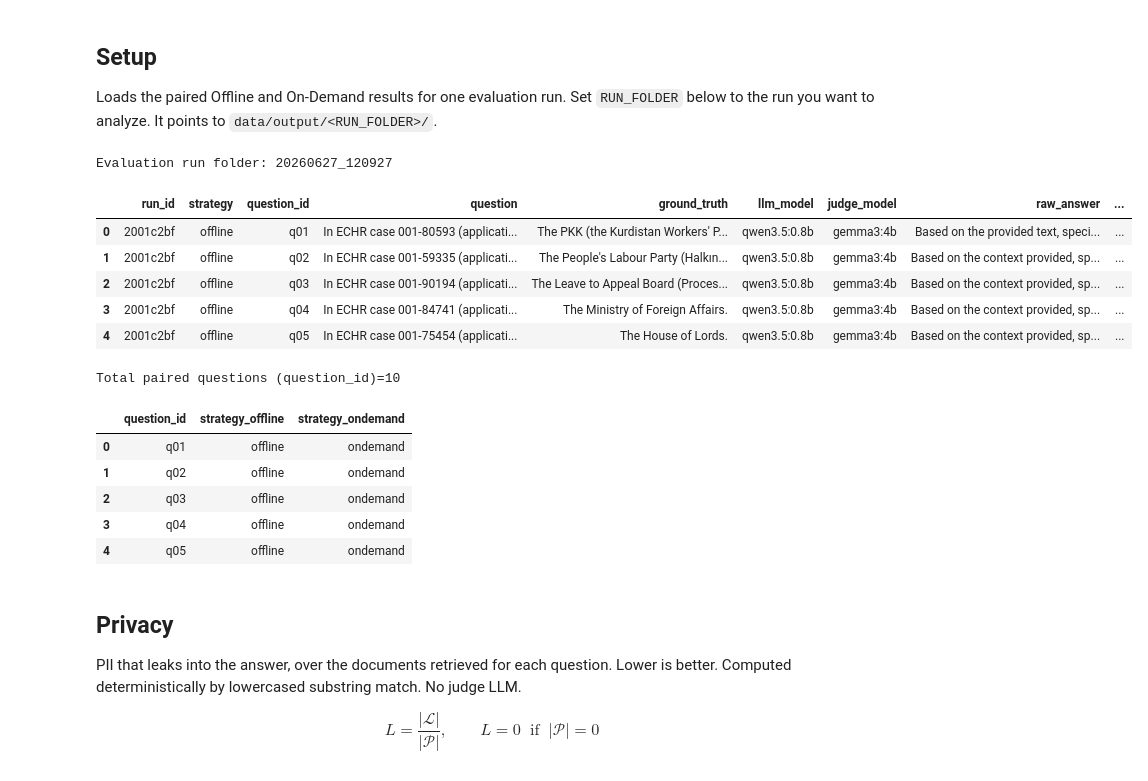
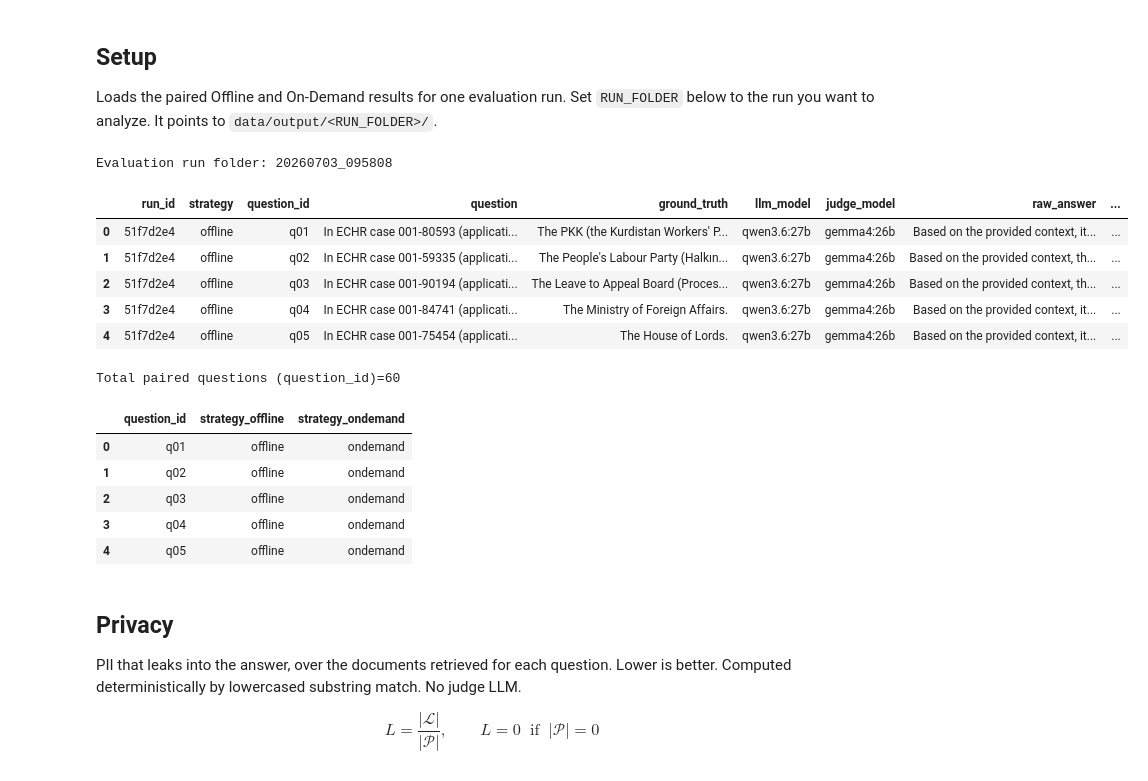
Before and after one commit to matheusfbosa/rag-anonymous-metrics, a Jupyter notebook: notebooks/privacy_utility.ipynb, the cells around one changed output. Cells and saved outputs as stored; diff of their text form; code cells hidden in the pictures.

```diff
--- a/notebooks/privacy_utility.ipynb
+++ b/notebooks/privacy_utility.ipynb
@@ -14,42 +14,42 @@ STRATEGY_OFFLINE = "offline"
 STRATEGY_ONDEMAND = "ondemand"
 
 # TODO: Update path for evaluation
-RUN_FOLDER = "20260627_120927"
+RUN_FOLDER = "20260703_095808"
 print("Evaluation run folder:", RUN_FOLDER)
 
 
 _cwd = Path.cwd().resolve()
 REPO_ROOT = _cwd if (_cwd / "pyproject.toml").is_file() else _cwd.parent
 assert (REPO_ROOT / "pyproject.toml").is_file(), "Run Jupyter from repo root or notebooks/."
 
 eval_run_dir = (REPO_ROOT / "data" / "output" / RUN_FOLDER).resolve()
 paths = sorted(eval_run_dir.glob("results_*.jsonl"))
 assert paths, f"No results_*.jsonl in {eval_run_dir}"
 df = pd.concat([pd.read_json(path, lines=True) for path in paths], ignore_index=True)
 display(df.head())
 
 offline_df = df[df["strategy"] == STRATEGY_OFFLINE].copy()
 ondemand_df = df[df["strategy"] == STRATEGY_ONDEMAND].copy()
 assert not offline_df.empty, "Expected offline rows"
 assert not ondemand_df.empty, "Expected on-demand rows"
 
 paired = offline_df.merge(
     ondemand_df,
     on="question_id",
     suffixes=("_offline", "_ondemand"),
     validate="one_to_one",
 )
 print(f"Total paired questions (question_id)={len(paired)}")
 display(paired[["question_id", "strategy_offline", "strategy_ondemand"]].head())
 # %% [output]
-Evaluation run folder: 20260627_120927
+Evaluation run folder: 20260703_095808
 |  | run_id | strategy | question_id | question | ground_truth | llm_model | judge_model | raw_answer | ... |
-| 0 | 2001c2bf | offline | q01 | In ECHR case 001-80593 (applicati... | The PKK (the Kurdistan Workers' P... | qwen3.5:0.8b | gemma3:4b | Based on the provided text, speci... | ... |
-| 1 | 2001c2bf | offline | q02 | In ECHR case 001-59335 (applicati... | The People's Labour Party (Halkın... | qwen3.5:0.8b | gemma3:4b | Based on the context provided, sp... | ... |
-| 2 | 2001c2bf | offline | q03 | In ECHR case 001-90194 (applicati... | The Leave to Appeal Board (Proces... | qwen3.5:0.8b | gemma3:4b | Based on the context provided, sp... | ... |
-| 3 | 2001c2bf | offline | q04 | In ECHR case 001-84741 (applicati... | The Ministry of Foreign Affairs. | qwen3.5:0.8b | gemma3:4b | Based on the context provided, sp... | ... |
-| 4 | 2001c2bf | offline | q05 | In ECHR case 001-75454 (applicati... | The House of Lords. | qwen3.5:0.8b | gemma3:4b | Based on the context provided, sp... | ... |
+| 0 | 51f7d2e4 | offline | q01 | In ECHR case 001-80593 (applicati... | The PKK (the Kurdistan Workers' P... | qwen3.6:27b | gemma4:26b | Based on the provided context, it... | ... |
+| 1 | 51f7d2e4 | offline | q02 | In ECHR case 001-59335 (applicati... | The People's Labour Party (Halkın... | qwen3.6:27b | gemma4:26b | Based on the provided context, th... | ... |
+| 2 | 51f7d2e4 | offline | q03 | In ECHR case 001-90194 (applicati... | The Leave to Appeal Board (Proces... | qwen3.6:27b | gemma4:26b | Based on the provided context, th... | ... |
+| 3 | 51f7d2e4 | offline | q04 | In ECHR case 001-84741 (applicati... | The Ministry of Foreign Affairs. | qwen3.6:27b | gemma4:26b | Based on the provided context, it... | ... |
+| 4 | 51f7d2e4 | offline | q05 | In ECHR case 001-75454 (applicati... | The House of Lords. | qwen3.6:27b | gemma4:26b | Based on the provided context, it... | ... |
-Total paired questions (question_id)=10
+Total paired questions (question_id)=60
 |  | question_id | strategy_offline | strategy_ondemand |
 | 0 | q01 | offline | ondemand |
 | 1 | q02 | offline | ondemand |
```
Also changed, not shown: parts of 8 cells of this notebook.
